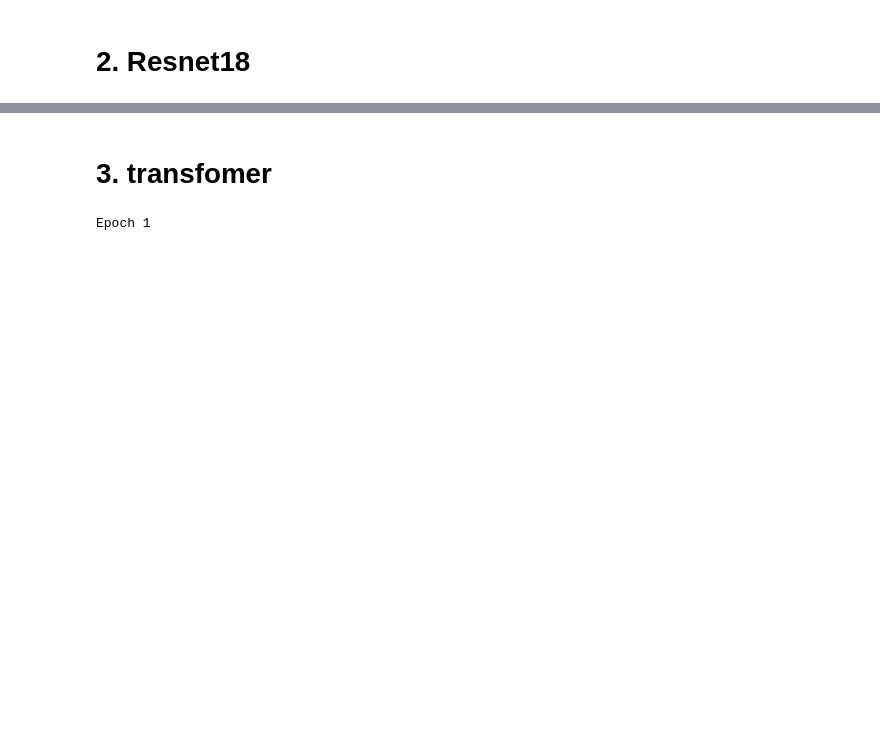
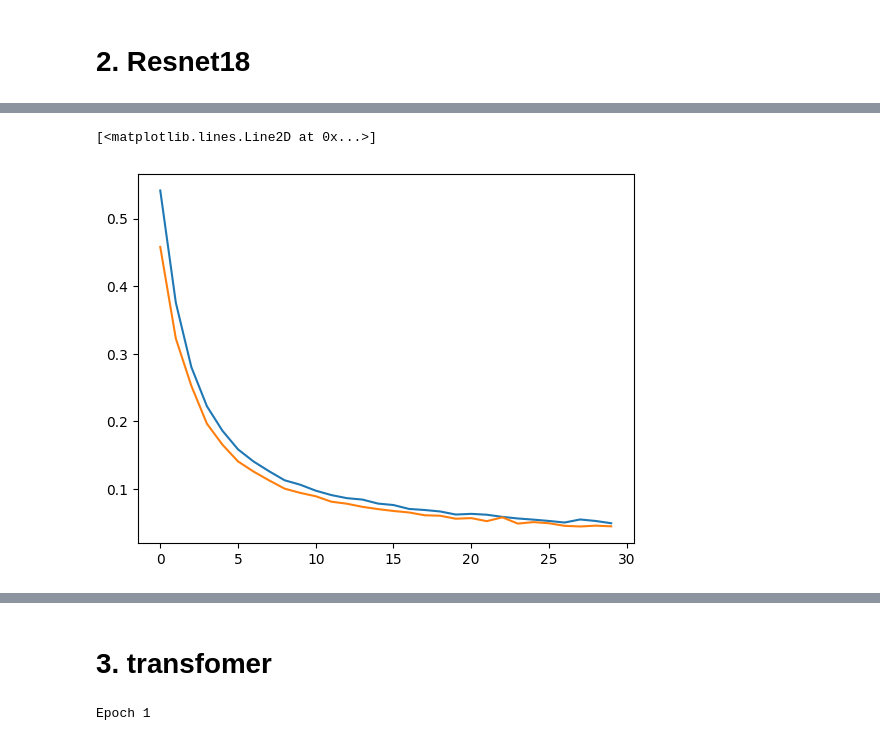
Before and after one commit to uichan8/Neural_Networks_final_project, a Jupyter notebook: main.ipynb, the cells around one changed output, grey strips where cells are left out. Cells and saved outputs as stored; diff of their text form; code cells hidden in the pictures; blank space fills up the shorter version.

```diff
--- a/main.ipynb
+++ b/main.ipynb
@@ -38,8 +45,11 @@ import torch.nn as nn
 model = resnet18().to(DEVICE)
 criterion = nn.CrossEntropyLoss()
 optimizer = torch.optim.Adam(model.parameters(), lr=0.0001)
-EPOCH = 10
+EPOCH = 30
 
+total_train_loss = []
+total_test_loss = []
+total_acc = []
 for epoch in range(EPOCH):
     print(f'Epoch {epoch+1}')
     model.train()
@@ -53,10 +63,13 @@ for epoch in range(EPOCH):
         optimizer.step()
         train_total += loss.item()
     print(f'Train_Loss {train_total/(i+1)}')
+    total_train_loss.append(train_total/(i+1))
 
     model.eval()
+    val_total = 0
     max_acc = 0
     correct = 0
+    val_total = 0
     total = 0
     with torch.no_grad():
         for i, (data, target) in enumerate(test_loader):
@@ -65,7 +78,11 @@ for epoch in range(EPOCH):
             _, predicted = torch.max(output, 1)
             total += target.size(0)
             correct += (predicted == target).sum().item()
+            loss = criterion(output, target)
+            val_total += loss.item()
+    total_test_loss.append(val_total/(i+1))
     print(f'Accuracy {correct/total}')
+    total_acc.append(correct/total)
     if correct/total > max_acc:
         max_acc = correct/total
         torch.save(model.state_dict(), 'resnet.pth')
@@ -102,0 +125,7 @@ Accuracy 0.5405405405405406
+# %%
+import matplotlib.pyplot as plt
+plt.plot(total_train_loss, label='train_loss')
+plt.plot(total_test_loss, label='test_loss')
+# %% [output]
+[<matplotlib.lines.Line2D at 0x...>]
+[figure, added]
```
Also changed, not shown: parts of 10 cells of this notebook, 16 other files.
